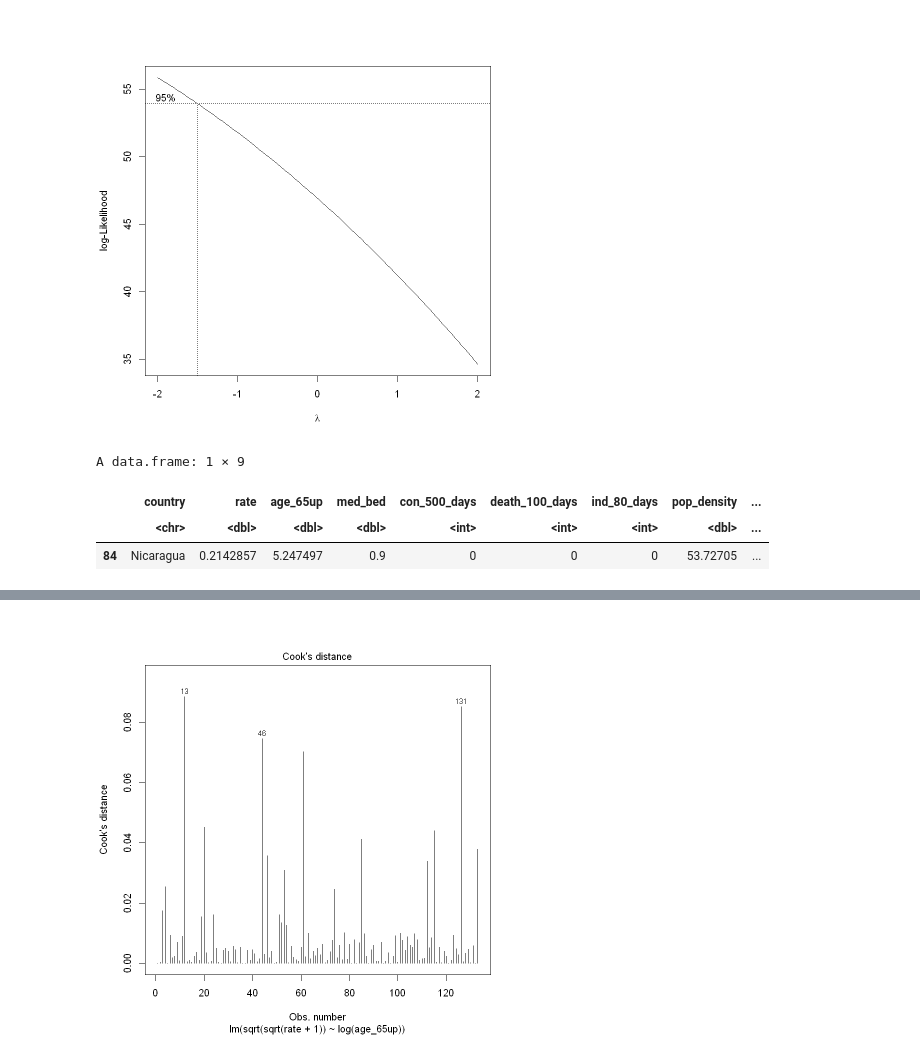
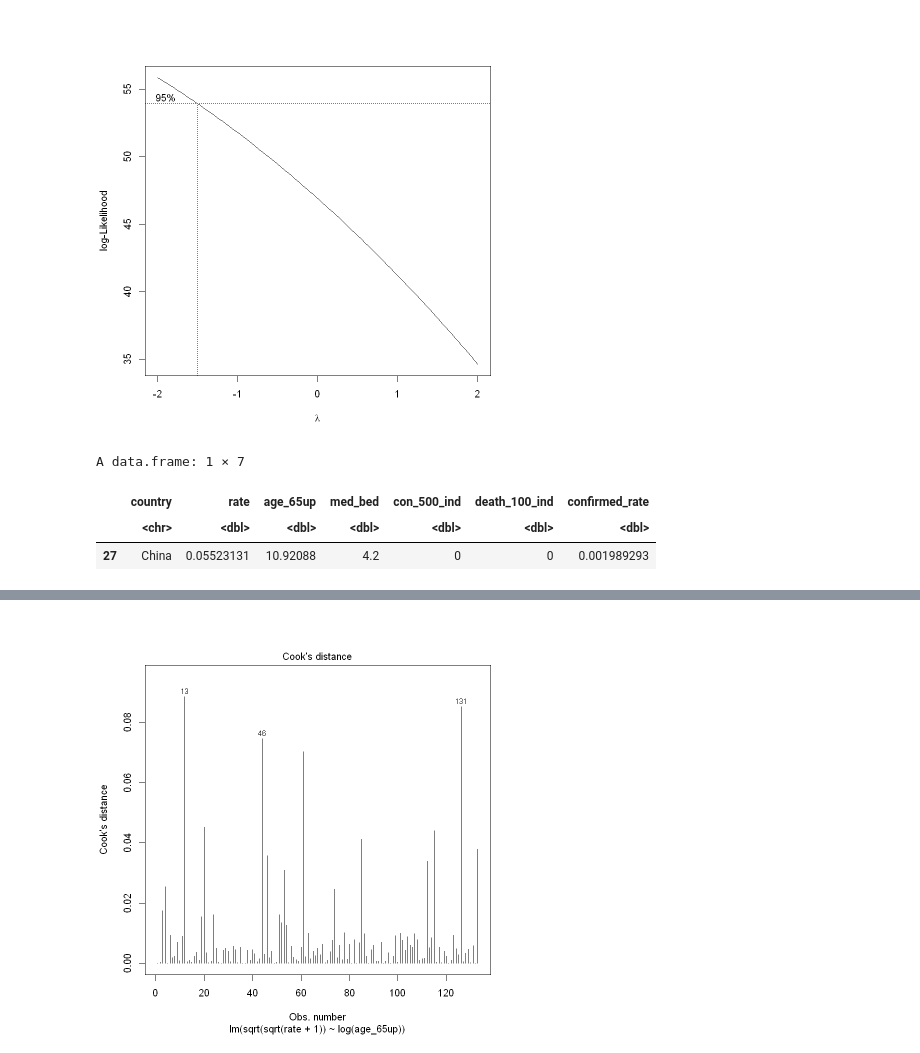
Before and after one commit to flizhou/age_effects_on_COVID-19, a Jupyter notebook: scripts/eda.ipynb, the cells around one changed output, grey strips where cells are left out. Cells and saved outputs as stored; diff of their text form; code cells hidden in the pictures.

```diff
--- a/scripts/eda.ipynb
+++ b/scripts/eda.ipynb
@@ -1046,14 +1055,13 @@ best_lam
 # %% [output]
 [1] -2
 [figure]
-# %%
-df_1 <- df_sub %>%
-    filter(rate > 0)
-df_1[84,]
-# %% [output]
-A data.frame: 1 × 9
-|  | country | rate | age_65up | med_bed | con_500_days | death_100_days | ind_80_days | pop_density | ... |
-|  | <chr> | <dbl> | <dbl> | <dbl> | <int> | <int> | <int> | <dbl> | ... |
-| 84 | Nicaragua | 0.2142857 | 5.247497 | 0.9 | 0 | 0 | 0 | 53.72705 | ... |
+# %%
+
+df_sub[26,]
+# %% [output]
+A data.frame: 1 × 7
+|  | country | rate | age_65up | med_bed | con_500_ind | death_100_ind | confirmed_rate |
+|  | <chr> | <dbl> | <dbl> | <dbl> | <dbl> | <dbl> | <dbl> |
+| 27 | China | 0.05523131 | 10.92088 | 4.2 | 0 | 0 | 0.001989293 |
 # %%
 data_gov %>%
```
Also changed, not shown: parts of 5 cells of this notebook.
